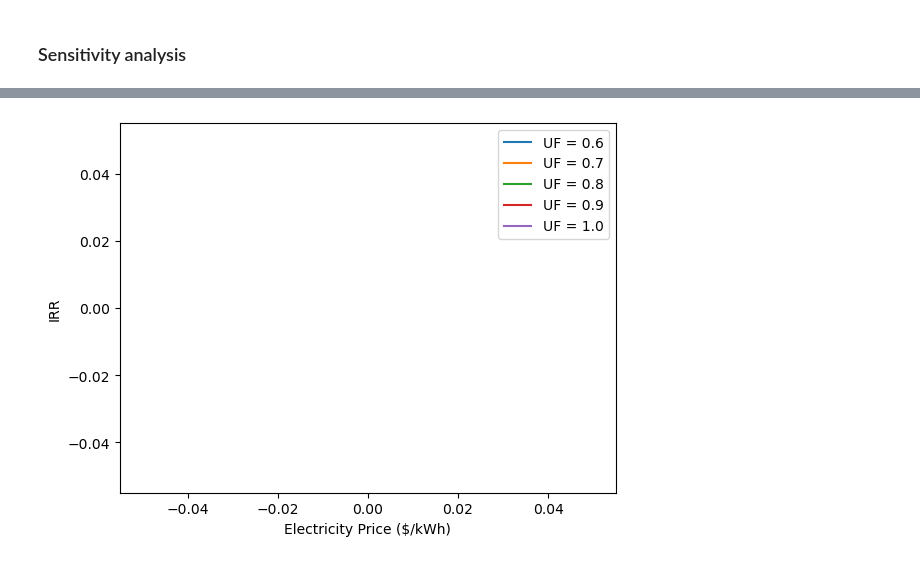
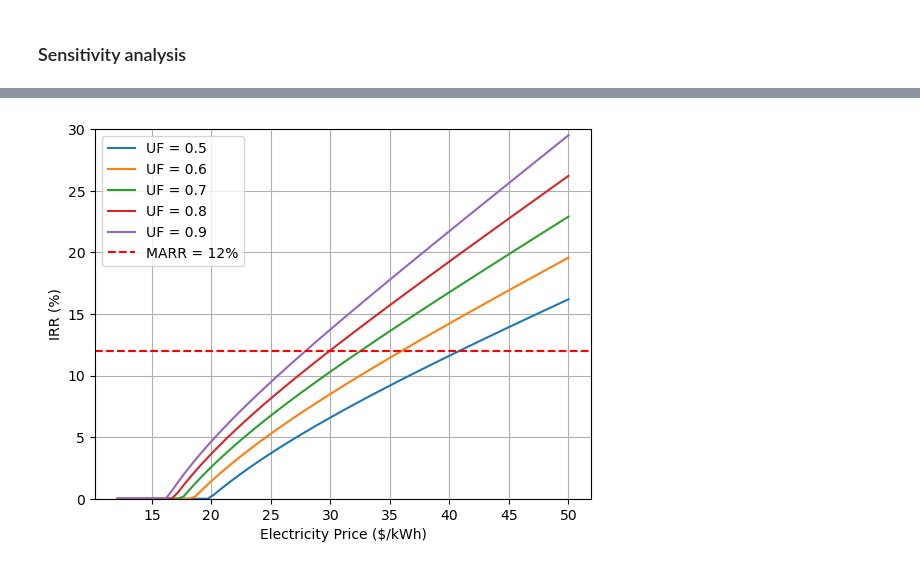
Before and after one commit to SaM-92/Optimisation-openai, a Jupyter notebook: notebook1_generation_cap.ipynb, the cells around one changed output, grey strips where cells are left out. Saved outputs shown, nothing was run; the diff lists cells and outputs as text; code cells hidden in the pictures.

```diff
--- a/notebook1_generation_cap.ipynb
+++ b/notebook1_generation_cap.ipynb
@@ -87,8 +177,8 @@ input_data = {
 
 
 # Define the range of electricity prices and utilization factors
-elec_prices = np.linspace(0.05, 0.2, 100)  # replace with your range of electricity prices
-ufs = [0.6, 0.7, 0.8, 0.9, 1.0]  # replace with your range of utilization factors
+elec_prices = np.linspace(0, 50, 100)  # replace with your range of electricity prices
+ufs = [0.5, 0.6,0.7, 0.8, 0.9]  # replace with your range of utilization factors
 
 # Calculate the period of one year
 period_of_one_year = 24 * 365
@@ -100,34 +190,54 @@ df = pd.DataFrame(columns=["elec_price", "uf", "IRR"])
 for elec_price in elec_prices:
     for uf in ufs:
         # Calculate the investment cost
         investment_cost = input_data['Investment Cost']['value'] * input_data['Capacity']['value'] * 1000  # 1000 is required to convert MW to kW
 
         # Calculate the production power
         production_power = input_data['Capacity']['value'] * uf * period_of_one_year
 
         # Calculate the production cost
         production_cost = production_power * input_data['Heat rate at rated output']['value'] * input_data['Expected fuel cost']['value'] * 0.001  # 0.001 is required due to $/Mbtu and Btu/kWh
 
         # Calculate the revenue
         revenue = production_power * elec_price
 
         # Create a list of net cash flows
-        cash_flows = [-investment_cost] + [revenue - production_cost] * input_data['Expected plant life']['value']
+        cash_flows = [-investment_cost] + [revenue - production_cost] * (input_data['Expected plant life']['value'] -1 )
 
         # Calculate the IRR
         irr = npf.irr(cash_flows)
 
+        if irr<0:
+            irr=0
+
+        # Convert IRR to percentage
+        irr_percent = irr * 100
+
         # Add the results to the DataFrame
-        df = df.append({"elec_price": elec_price, "uf": uf, "IRR": irr}, ignore_index=True)
+        # df = df.append({"elec_price": elec_price, "uf": uf, "IRR": irr_percent}, ignore_index=True)
+
+        # Add the results to the DataFrame
+        df_to_append = pd.DataFrame([{"elec_price": elec_price, "uf": uf, "IRR": irr_percent}], columns=["elec_price", "uf", "IRR"])
+        df = pd.concat([df, df_to_append], ignore_index=True)
 
 # Plot the IRR for each utilization factor
 for uf in ufs:
     df_uf = df[df["uf"] == uf]
     plt.plot(df_uf["elec_price"], df_uf["IRR"], label=f"UF = {uf}")
 
+# Set the y-axis limit
+plt.ylim(0, 30)
+# plt.xlim(0, 50)
+
+# Add a grid
+plt.grid(True)
+
+# Add a horizontal line for the MARR
+plt.axhline(y=12, color='r', linestyle='--', label="MARR = 12%")
+
 plt.xlabel("Electricity Price ($/kWh)")
-plt.ylabel("IRR")
+plt.ylabel("IRR (%)")
 plt.legend()
 plt.show()
 # %% [output]
-[figure, old version]
+[figure, new version]
```
Also changed, not shown: parts of 5 cells of this notebook.
